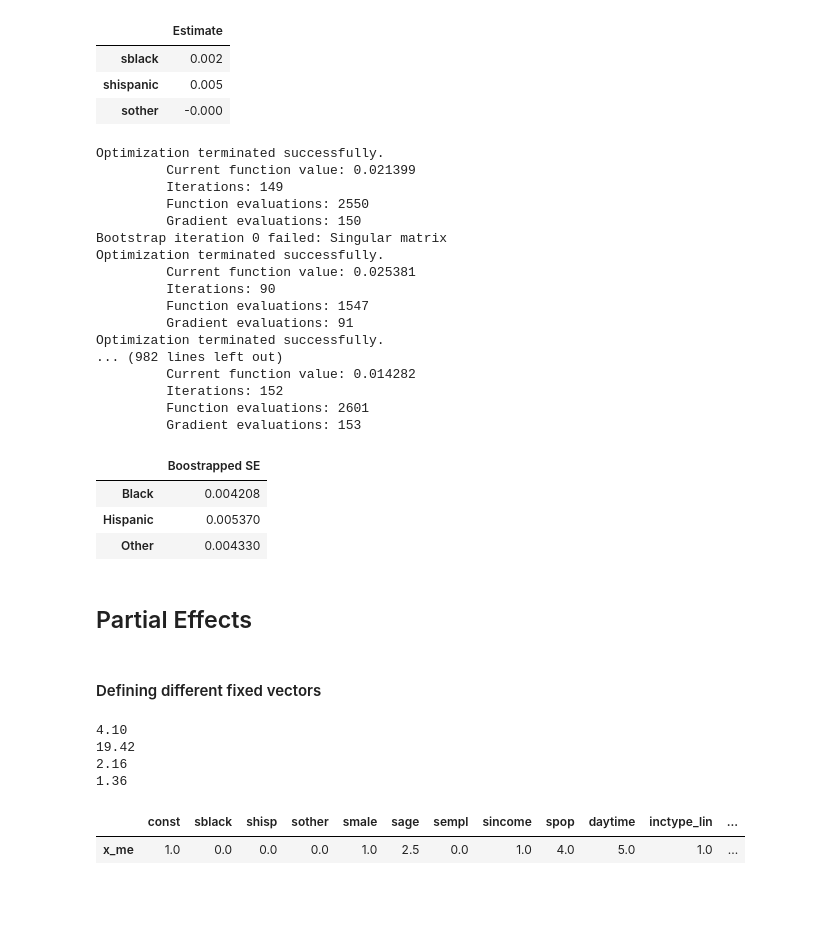
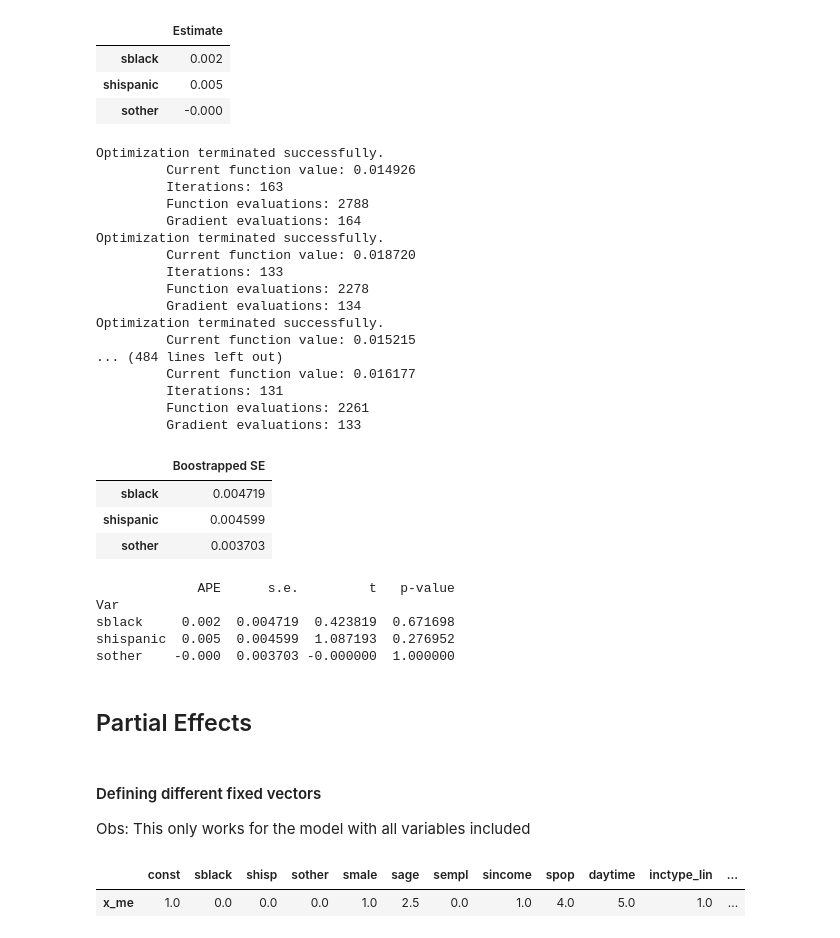
Before and after one commit to anl1313/AME_2025, a Jupyter notebook: Assignments/Project 3/Project 3 kode livia.ipynb, the cells around one changed output. Drawn from its saved outputs; the diff is of its cells as text; code cells hidden in the pictures; blank space fills up the shorter version.

```diff
--- a/Assignments/Project 3/Project 3 kode livia.ipynb
+++ b/Assignments/Project 3/Project 3 kode livia.ipynb
@@ -390,45 +407,53 @@ res_logit
 | shispanic | 0.005 |
 | sother | -0.000 |
 # %%
-#bootstrap SEs
+#Bootstrap SEs
 se = logit.bootstrap(y, x, logit_results['theta'], indices, nB=100)
-formatted_se =pd.DataFrame(se, index=["Black", "Hispanic", "Other"], columns=["Boostrapped SE"]).round(6)
+formatted_se =pd.DataFrame(se, index=["sblack", "shispanic", "sother"], columns=["Boostrapped SE"]).round(6)
 formatted_se
 # %% [output]
 Optimization terminated successfully.
-         Current function value: 0.021399
-         Iterations: 149
-         Function evaluations: 2550
-         Gradient evaluations: 150
-Bootstrap iteration 0 failed: Singular matrix
+         Current function value: 0.014926
+         Iterations: 163
+         Function evaluations: 2788
+         Gradient evaluations: 164
 Optimization terminated successfully.
-         Current function value: 0.025381
-         Iterations: 90
-         Function evaluations: 1547
-         Gradient evaluations: 91
+         Current function value: 0.018720
+         Iterations: 133
+         Function evaluations: 2278
+         Gradient evaluations: 134
 Optimization terminated successfully.
-... (982 lines left out)
-         Current function value: 0.014282
-         Iterations: 152
-         Function evaluations: 2601
-         Gradient evaluations: 153
+         Current function value: 0.015215
+... (484 lines left out)
+         Current function value: 0.016177
+         Iterations: 131
+         Function evaluations: 2261
+         Gradient evaluations: 133
 |  | Boostrapped SE |
-| Black | 0.004208 |
-| Hispanic | 0.005370 |
-| Other | 0.004330 |
+| sblack | 0.004719 |
+| shispanic | 0.004599 |
+| sother | 0.003703 |
+# %%
+tab = pd.DataFrame({
+    'APE': res_logit['Estimate'],
+    's.e.': formatted_se['Boostrapped SE']
+})
+tab['t'] = tab['APE'] / tab['s.e.']
+p_values = 2 * (1 - norm.cdf(np.abs(tab['t'])))
+tab['p-value'] = p_values
+tab.index.name = 'Var'
+tab = tab.round(6)
+print(tab)
+# %% [output]
+             APE      s.e.         t   p-value
+Var
+sblack     0.002  0.004719  0.423819  0.671698
+shispanic  0.005  0.004599  1.087193  0.276952
+sother    -0.000  0.003703 -0.000000  1.000000
 # %% [markdown]
 ## Partial Effects
 # %% [markdown]
 #### Defining different fixed vectors
+
+Obs: This only works for the model with all variables included
-# %%
-#means of the regressors
-print(f"{np.mean(dat['sage']):.2f}")
-print(f"{np.mean(dat['sagesq']):.2f}")
-print(f"{np.mean(dat['sincome']):.2f}")
-print(f"{np.mean(dat['spop']):.2f}")
-# %% [output]
-4.10
-19.42
-2.16
-1.36
 # %%
```
Also changed, not shown: parts of 35 cells of this notebook, 6 other files.
